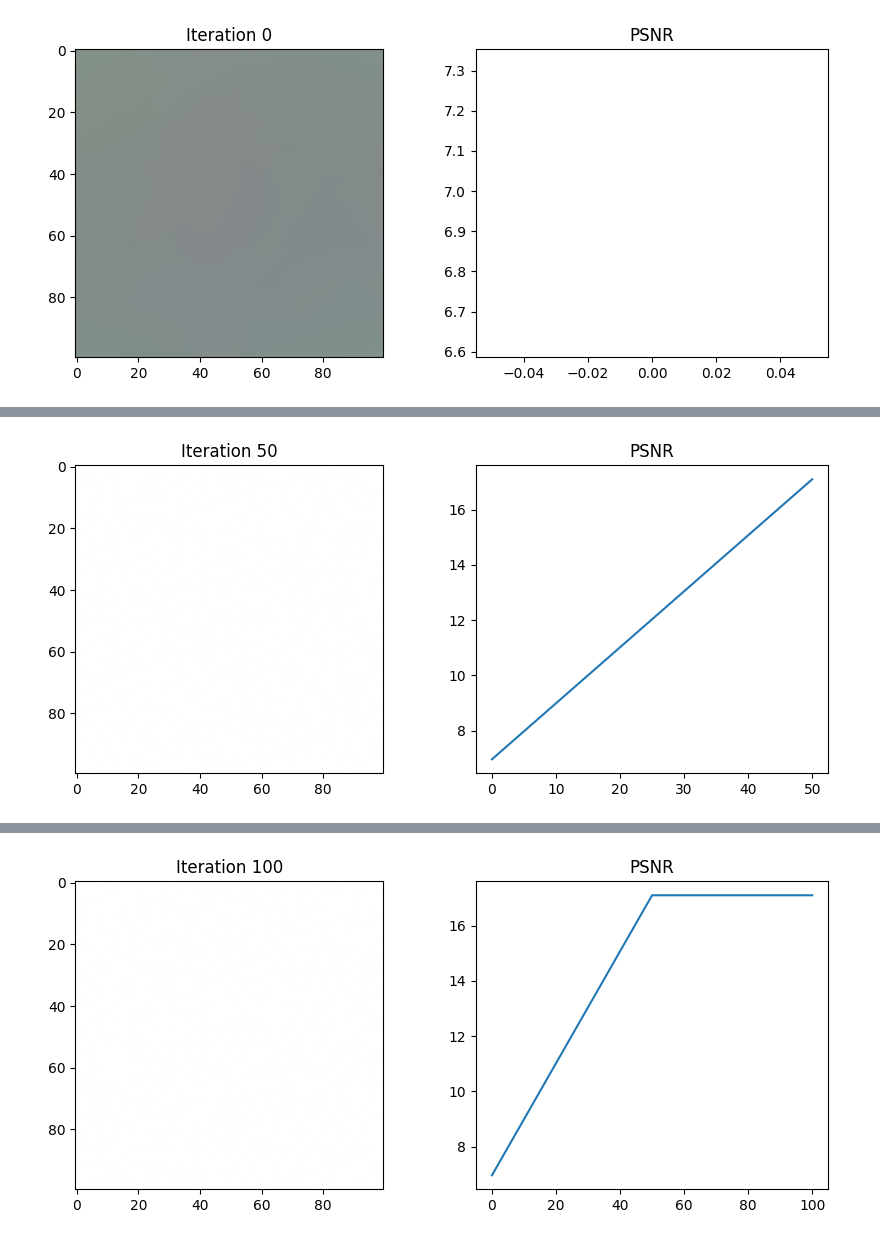
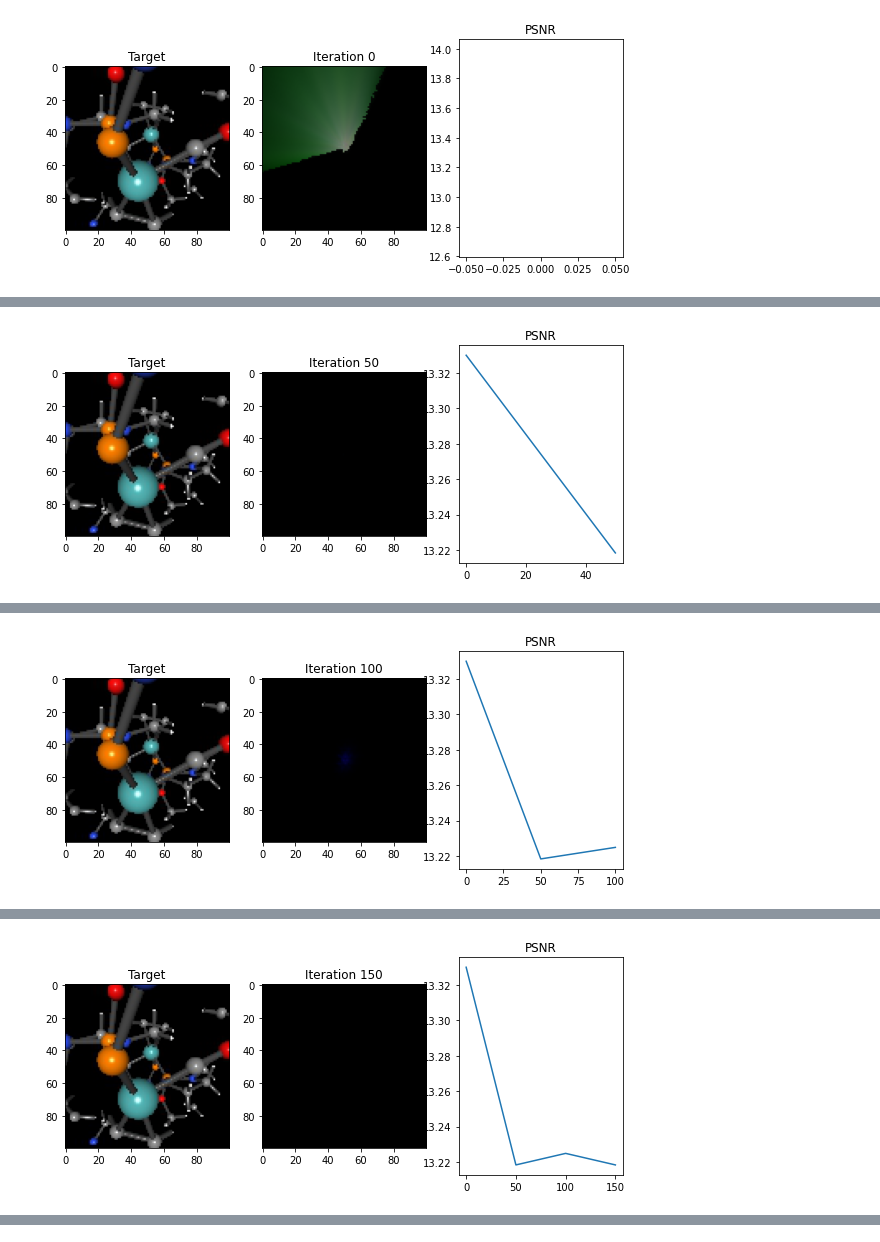
Before and after one commit to franz96521/band-gap, a Jupyter notebook: tiny_nerf_pt.ipynb, the cells around one changed output, grey strips where cells are left out. Drawn from its saved outputs; the diff is of its cells as text; code cells hidden in the pictures.

Commit message:
test fail

```diff
--- a/tiny_nerf_pt.ipynb
+++ b/tiny_nerf_pt.ipynb
@@ -75,20 +69,20 @@ The data nerf will use consists of the following:
 # images = data["images"]
 print(images.shape)
 cam2worlds = poses
-focal_length = np.array([focal], dtype=np.float32)
+focal_length = np.array([1], dtype=np.float32)
 height, width = images.shape[1:3]
 
-# Use one image to test
+# # Use one image to test
 test_img, test_cam2world = images[1], cam2worlds[1]
 
-# Move data to the GPU
-images = torch.from_numpy(images[:19, ..., :3]).to(device)
+# # Move data to the GPU
+images = torch.from_numpy(images[:50, ..., :3]).to(device)
 cam2worlds = torch.from_numpy(cam2worlds).to(device)
 focal_length = torch.from_numpy(focal_length).to(device)
 test_img = torch.from_numpy(test_img).to(device)
 test_cam2world = torch.from_numpy(test_cam2world).to(device)
 
-# Show test img
+# # Show test img
 plt.imshow(test_img.detach().cpu().numpy())
 plt.show()
 # %% [output]
@@ -393,10 +387,13 @@ for i in range(num_iters):
     iternums.append(i)
 
     plt.figure(figsize=(10, 4))
-    plt.subplot(121)
+    plt.subplot(131)
+    plt.imshow(test_img.detach().cpu().numpy())
+    plt.title("Target")
+    plt.subplot(132)
     plt.imshow(predicted_img.detach().cpu().numpy())
     plt.title(f"Iteration {i}")
-    plt.subplot(122)
+    plt.subplot(133)
     plt.plot(iternums, psnrs)
     plt.title("PSNR")
     plt.show()
@@ -407 +404 @@ Loss: 0.20093028247356415
-[figure, old version]
+[figure, new version]
@@ -408,0 +406 @@ Clipping input data to the valid range for imshow with RGB data ([0..1] for floa
+[figure, new version]
@@ -410 +408 @@ Loss: 0.019509419798851013
-[figure, old version]
+[figure, new version]
@@ -411,0 +410 @@ Clipping input data to the valid range for imshow with RGB data ([0..1] for floa
+[figure, new version]
@@ -413 +411,0 @@ Loss: 0.019509419798851013
-[figure, old version]
```
Also changed, not shown: parts of 4 cells of this notebook, 15 other files.
